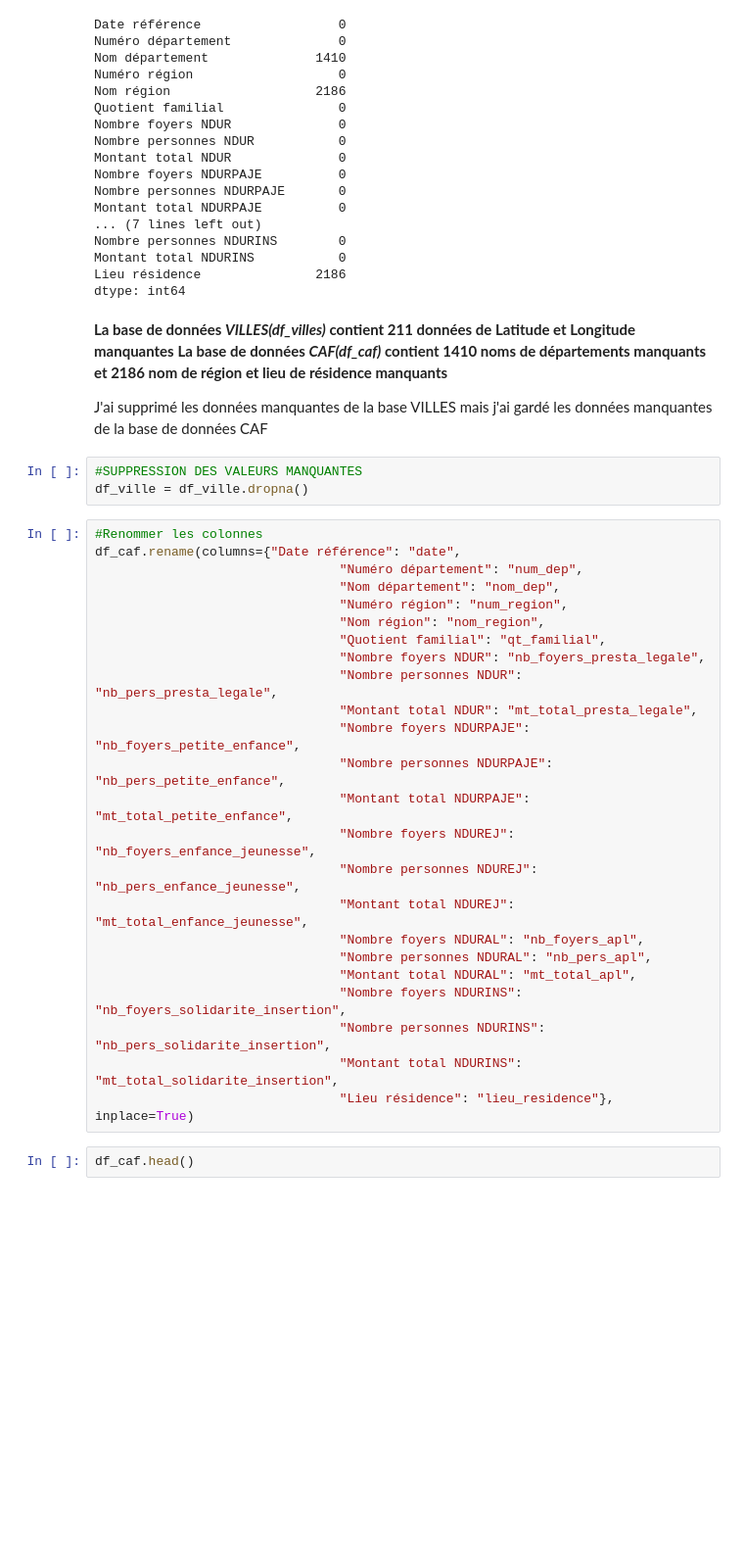
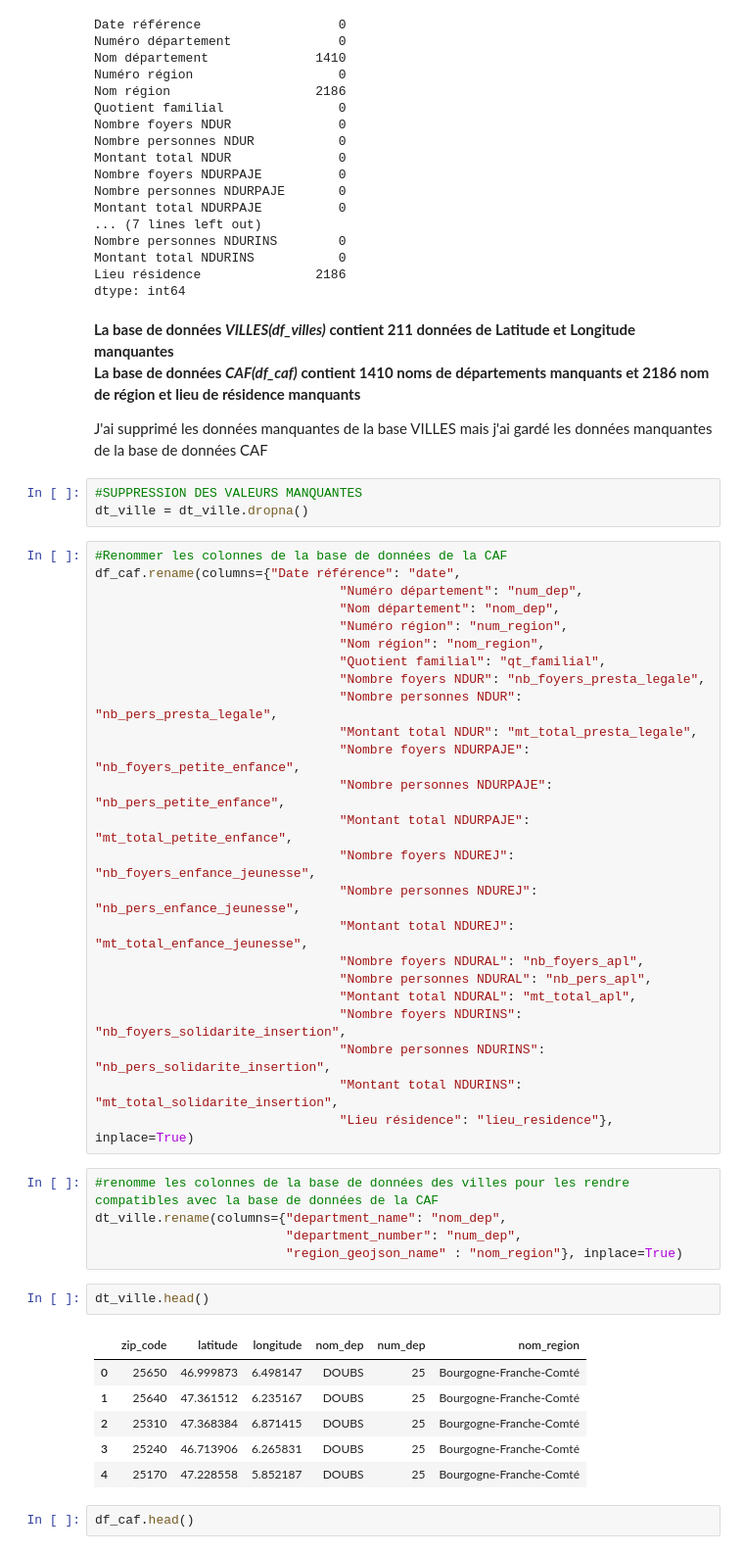
Before and after one commit to Gustiyn/Caf_DataCleaningAndManipulation, a Jupyter notebook: CitiesDataCleaning.ipynb, the cells around one changed output. Shown: that part at 98% size. Saved outputs shown, nothing was run; the diff lists cells and outputs as text; blank space fills up the shorter version.

```diff
--- a/CitiesDataCleaning.ipynb
+++ b/CitiesDataCleaning.ipynb
@@ -58,15 +72,15 @@ Montant total NDURINS           0
 Lieu résidence               2186
 dtype: int64
 # %% [markdown]
-**La base de données *VILLES(df_villes)* contient 211 données de Latitude et Longitude manquantes**
+**La base de données *VILLES(df_villes)* contient 211 données de Latitude et Longitude manquantes**  \
 **La base de données *CAF(df_caf)* contient 1410 noms de départements manquants et 2186 nom de région et lieu de résidence manquants**
 
 J'ai supprimé les données manquantes de la base VILLES mais j'ai gardé les données manquantes de la base de données CAF
 # %%
 #SUPPRESSION DES VALEURS MANQUANTES
-df_ville = df_ville.dropna()
+dt_ville = dt_ville.dropna()
 # %%
-#Renommer les colonnes
+#Renommer les colonnes de la base de données de la CAF
 df_caf.rename(columns={"Date référence": "date",
                                 "Numéro département": "num_dep",
                                 "Nom département": "nom_dep",
@@ -89,6 +103,20 @@ df_caf.rename(columns={"Date référence": "date",
                                 "Nombre personnes NDURINS": "nb_pers_solidarite_insertion",
                                 "Montant total NDURINS": "mt_total_solidarite_insertion",
                                 "Lieu résidence": "lieu_residence"}, inplace=True)
+# %%
+#renomme les colonnes de la base de données des villes pour les rendre compatibles avec la base de données de la CAF
+dt_ville.rename(columns={"department_name": "nom_dep",
+                         "department_number": "num_dep",
+                         "region_geojson_name" : "nom_region"}, inplace=True)
+# %%
+dt_ville.head()
+# %% [output]
+|  | zip_code | latitude | longitude | nom_dep | num_dep | nom_region |
+| 0 | 25650 | 46.999873 | 6.498147 | DOUBS | 25 | Bourgogne-Franche-Comté |
+| 1 | 25640 | 47.361512 | 6.235167 | DOUBS | 25 | Bourgogne-Franche-Comté |
+| 2 | 25310 | 47.368384 | 6.871415 | DOUBS | 25 | Bourgogne-Franche-Comté |
+| 3 | 25240 | 46.713906 | 6.265831 | DOUBS | 25 | Bourgogne-Franche-Comté |
+| 4 | 25170 | 47.228558 | 5.852187 | DOUBS | 25 | Bourgogne-Franche-Comté |
 # %%
 df_caf.head()
 # %% [output]
```
Also changed, not shown: parts of 7 cells of this notebook, 1 other file.
